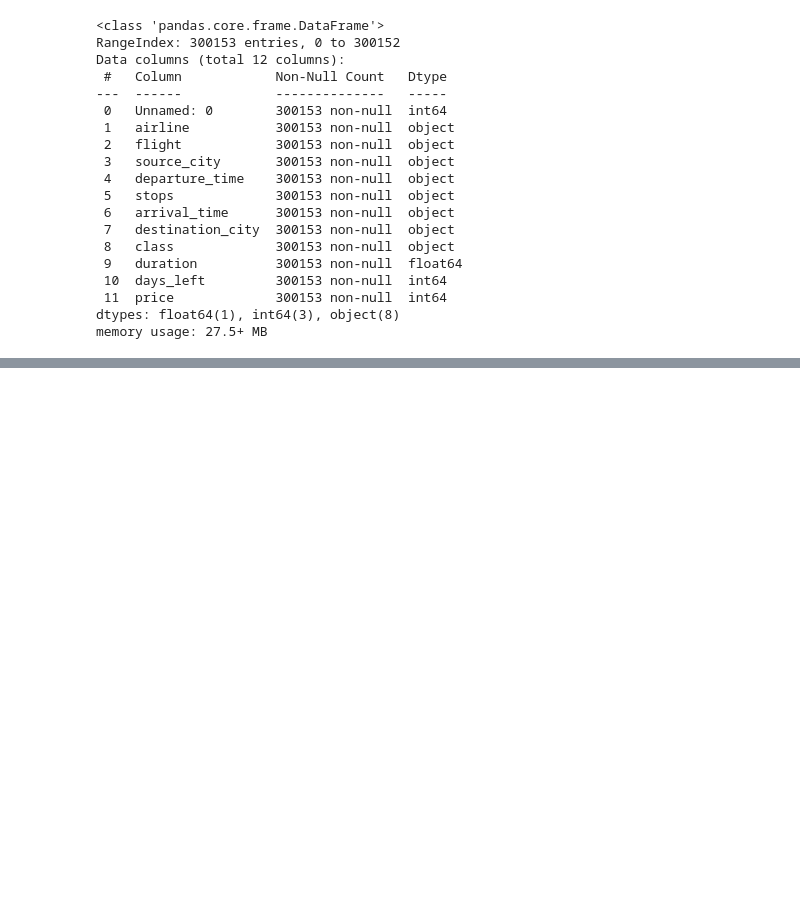
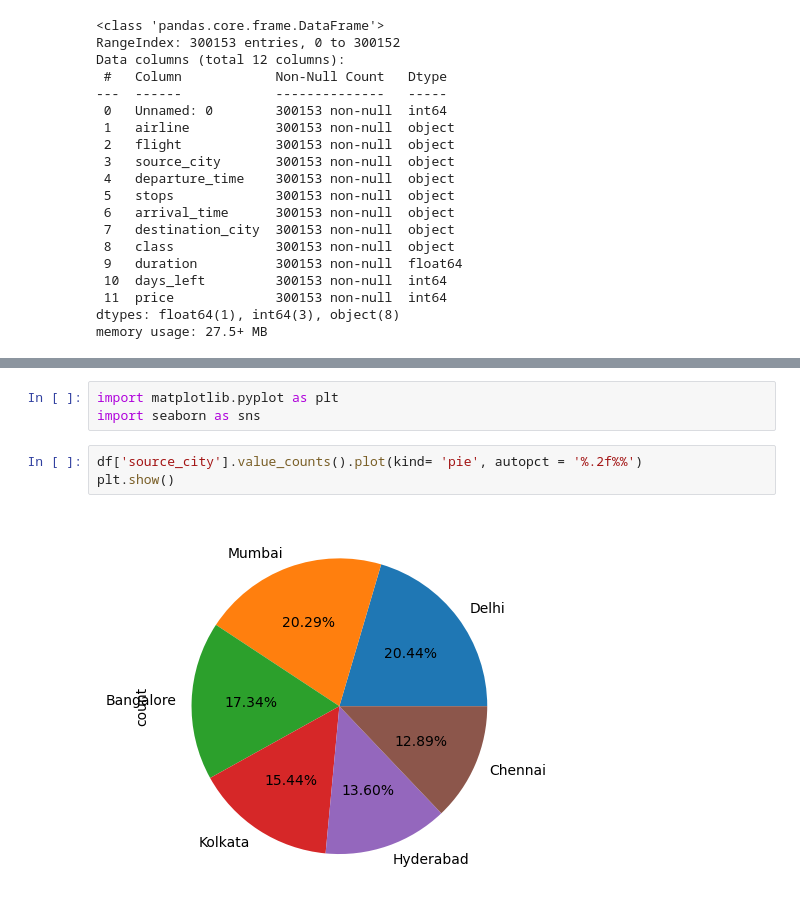
Before and after one commit to ydv-prince/ML-Practicals, a Jupyter notebook: submission1.ipynb, the cells around one changed output, grey strips where cells are left out. Cells and saved outputs as stored; diff of their text form; blank space fills up the shorter version.

```diff
--- a/submission1.ipynb
+++ b/submission1.ipynb
@@ -1033,0 +1049,8 @@ memory usage: 27.5+ MB
+# %%
+import matplotlib.pyplot as plt
+import seaborn as sns
+# %%
+df['source_city'].value_counts().plot(kind= 'pie', autopct = '%.2f%%')
+plt.show()
+# %% [output]
+[figure, added]
```
Also changed, not shown: parts of 7 cells of this notebook.
